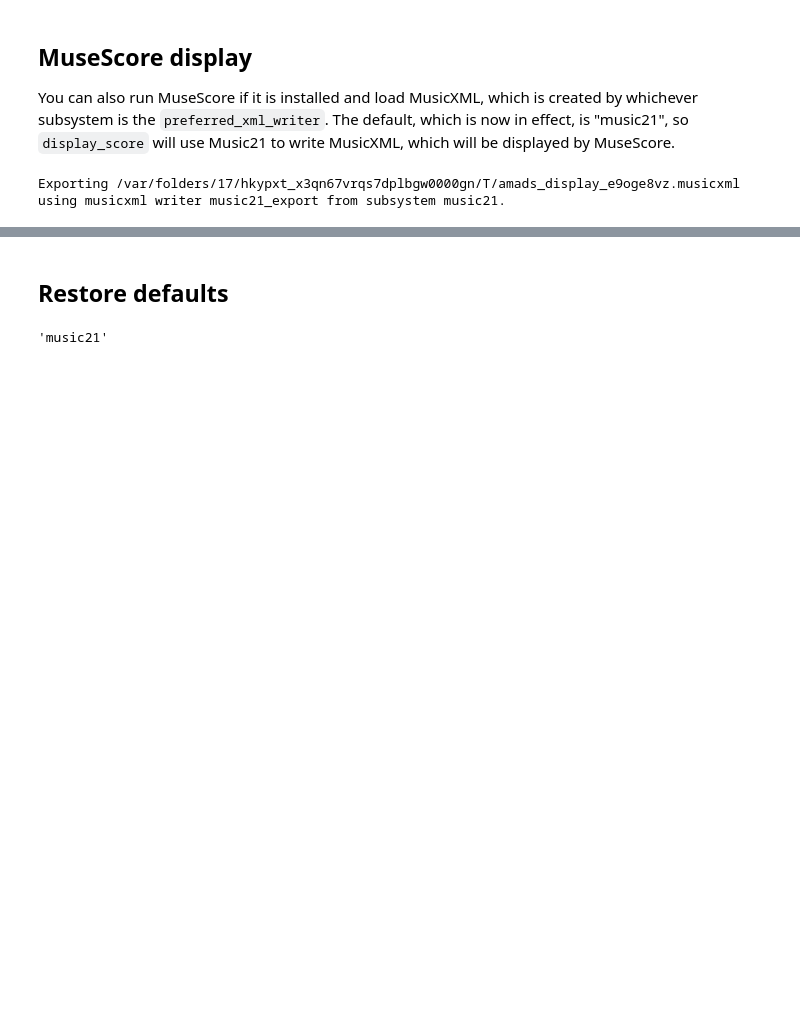
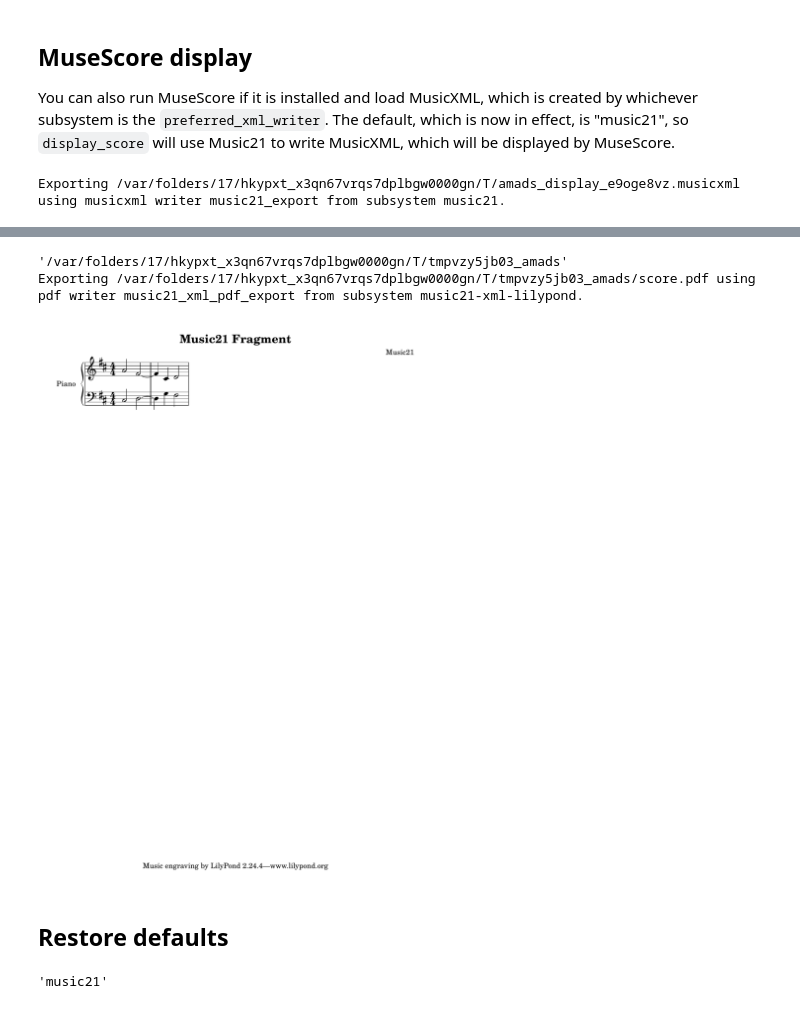
Before and after one commit to music-computing/amads, a Jupyter notebook: notebooks/scoredisplay.ipynb, the cells around one changed output, grey strips where cells are left out. Saved outputs shown, nothing was run; the diff lists cells and outputs as text; code cells hidden in the pictures; blank space fills up the shorter version.

Commit message:
Added example of music display within notebook.  Could use some work to allow display of a sub-page area when showing small music fragments.

```diff
--- a/notebooks/scoredisplay.ipynb
+++ b/notebooks/scoredisplay.ipynb
@@ -65,9 +65,9 @@ midi_file = example.fullpath("midi/sarabande.mid")
 assert midi_file is not None
 
 # Read the MIDI file and display it as a pianoroll:
-score = read_score(midi_file)
+sarabande = read_score(midi_file)
 # Note that displayscore.preferred_display_method is still "pianoroll".
-display_score(score)
+display_score(sarabande)
 # %% [output]
 [figure]
 # %% [markdown]
@@ -124,3 +129,19 @@ Exporting /var/folders/17/hkypxt_x3qn67vrqs7dplbgw0000gn/T/amads_display_e9oge8v
+# %%
+from IPython.display import display
+from tempfile import mkdtemp
+from pdf2image import convert_from_path
+from PIL import Image
+
+tmp_dir = mkdtemp("_amads")
+print(repr(tmp_dir))
+pdf_path = Path(tmp_dir) / "score.pdf"
+write_score(score, pdf_path)  # format defaults to "pdf" based on filename
+images = convert_from_path(pdf_path)
+display(images[0])  # show first page
+# %% [output]
+'/var/folders/17/hkypxt_x3qn67vrqs7dplbgw0000gn/T/tmpvzy5jb03_amads'
+Exporting /var/folders/17/hkypxt_x3qn67vrqs7dplbgw0000gn/T/tmpvzy5jb03_amads/score.pdf using pdf writer music21_xml_pdf_export from subsystem music21-xml-lilypond.
+[figure, added]
 # %% [markdown]
 ## Restore defaults
 # %%
```
Also changed, not shown: parts of 5 cells of this notebook.
